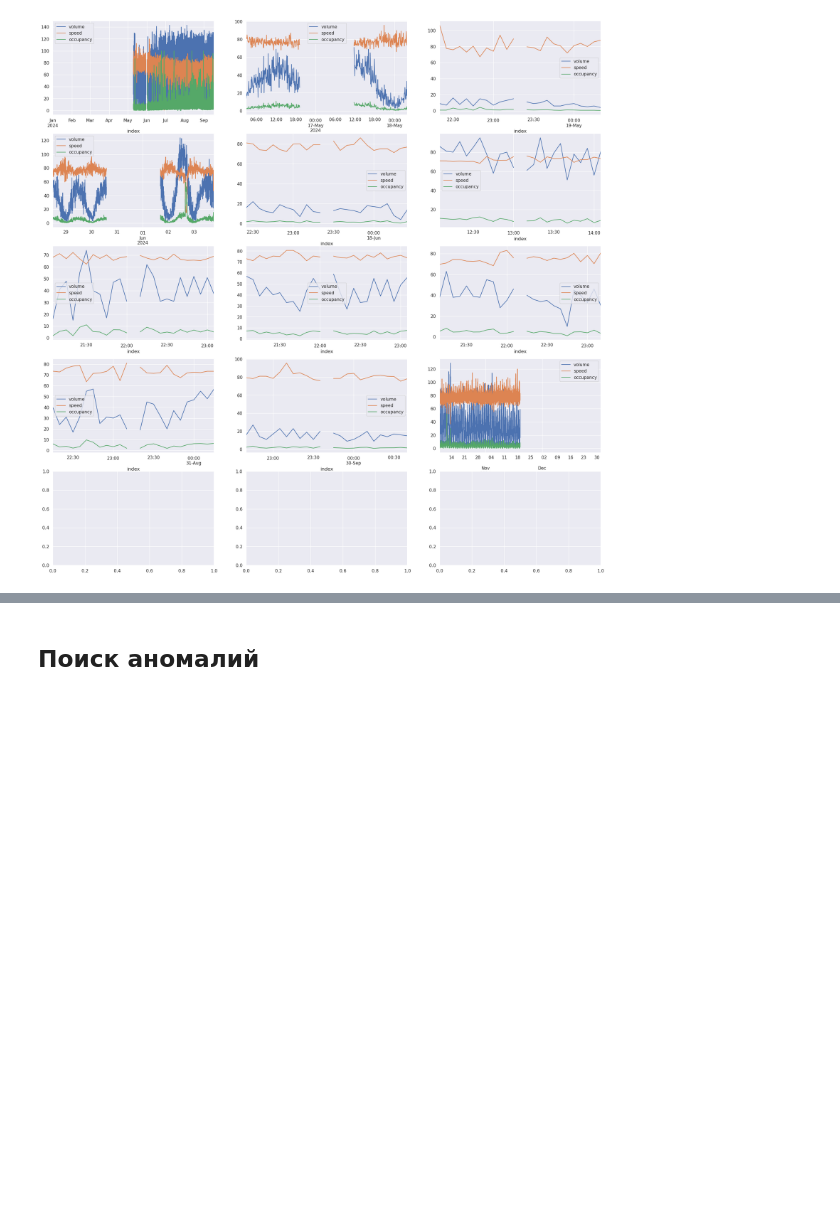
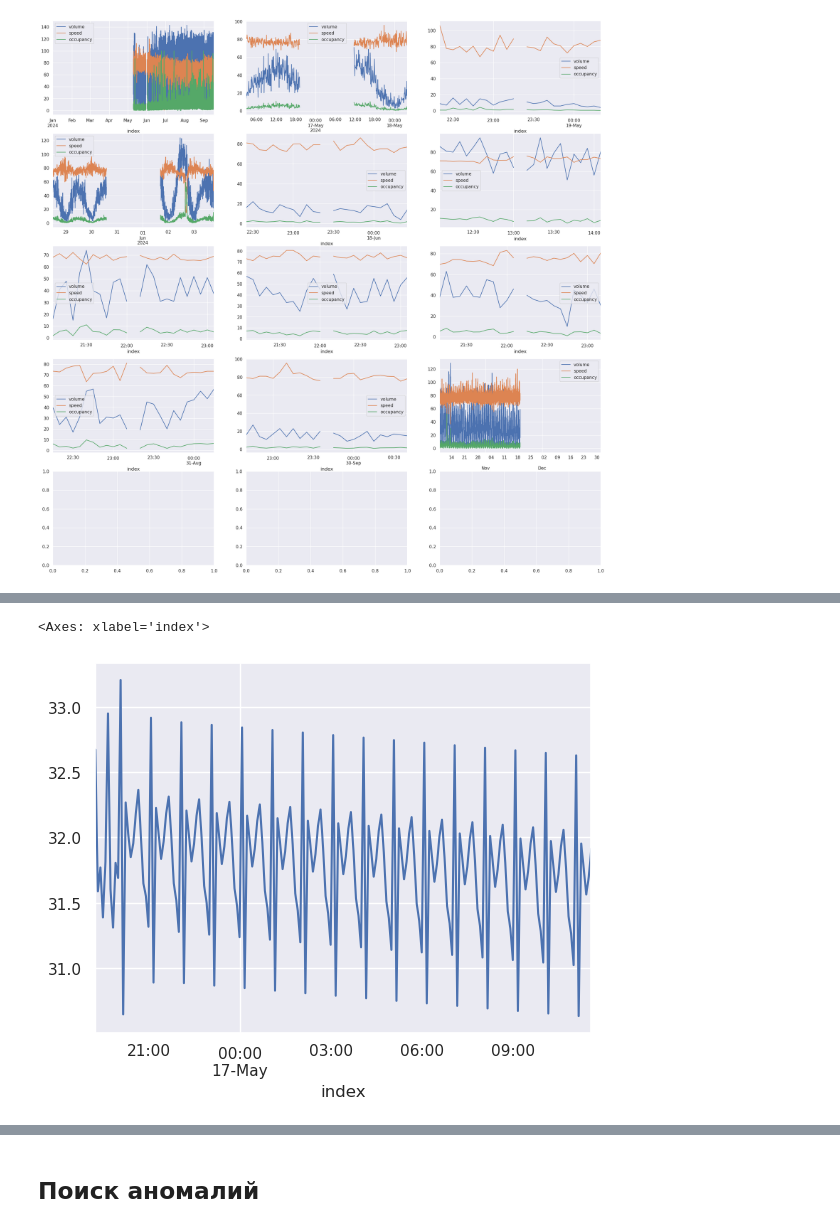
Before and after one commit to BlackKingWhitePawn/transportation, a Jupyter notebook: puid_processing.ipynb, the cells around one changed output, grey strips where cells are left out. Drawn from its saved outputs; the diff is of its cells as text; code cells hidden in the pictures; blank space fills up the shorter version.

```diff
--- a/puid_processing.ipynb
+++ b/puid_processing.ipynb
@@ -254,0 +347,5 @@ plot_missing(puid_source_0_na, nan_intervals)
+# %%
+slice_puid[s1:e1]['SARIMA_Filled'].plot()
+# %% [output]
+<Axes: xlabel='index'>
+[figure, added]
```
Also changed, not shown: parts of 28 cells of this notebook.
